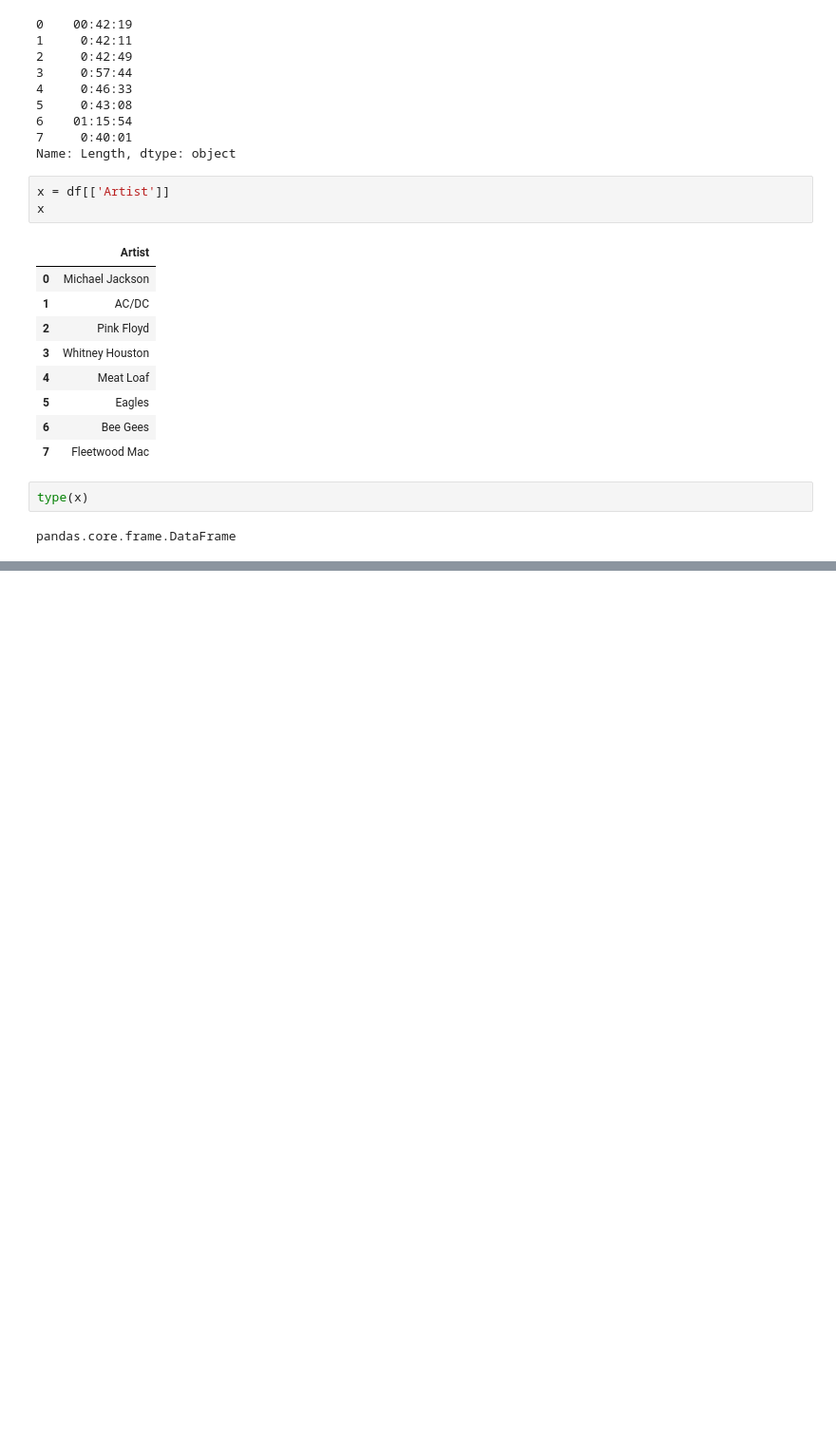
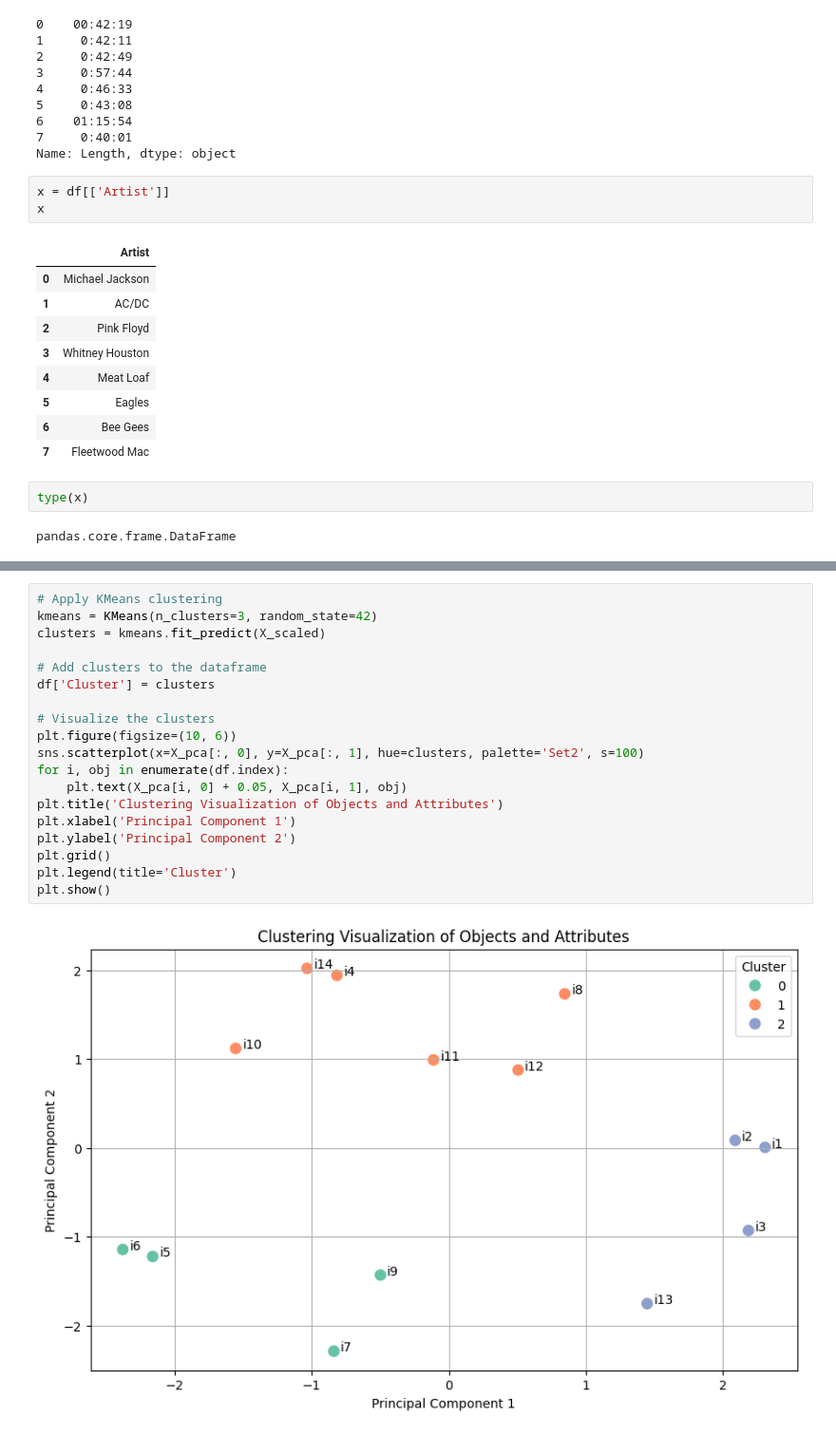
Before and after one commit to bedoo96/Python-for-Data-Science-AI-Dev-IBM-, a Jupyter notebook: Module 4/Pandas.ipynb, the cells around one changed output, grey strips where cells are left out. Shown at 95% size. Saved outputs shown, nothing was run; the diff lists cells and outputs as text; blank space fills up the shorter version.

```diff
--- a/Module 4/Pandas.ipynb
+++ b/Module 4/Pandas.ipynb
@@ -226,0 +296,21 @@ pandas.core.frame.DataFrame
+# %%
+# Apply KMeans clustering
+kmeans = KMeans(n_clusters=3, random_state=42)
+clusters = kmeans.fit_predict(X_scaled)
+
+# Add clusters to the dataframe
+df['Cluster'] = clusters
+
+# Visualize the clusters
+plt.figure(figsize=(10, 6))
+sns.scatterplot(x=X_pca[:, 0], y=X_pca[:, 1], hue=clusters, palette='Set2', s=100)
+for i, obj in enumerate(df.index):
+    plt.text(X_pca[i, 0] + 0.05, X_pca[i, 1], obj)
+plt.title('Clustering Visualization of Objects and Attributes')
+plt.xlabel('Principal Component 1')
+plt.ylabel('Principal Component 2')
+plt.grid()
+plt.legend(title='Cluster')
+plt.show()
+# %% [output]
+[figure, added]
```
Also changed, not shown: parts of 4 cells of this notebook, 7 other files.
